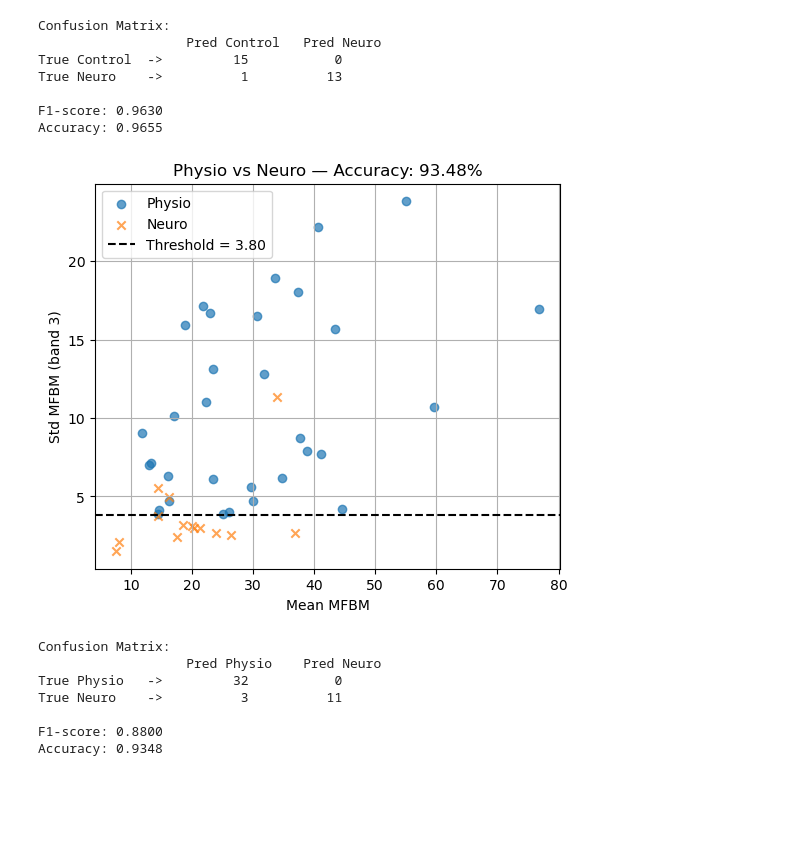
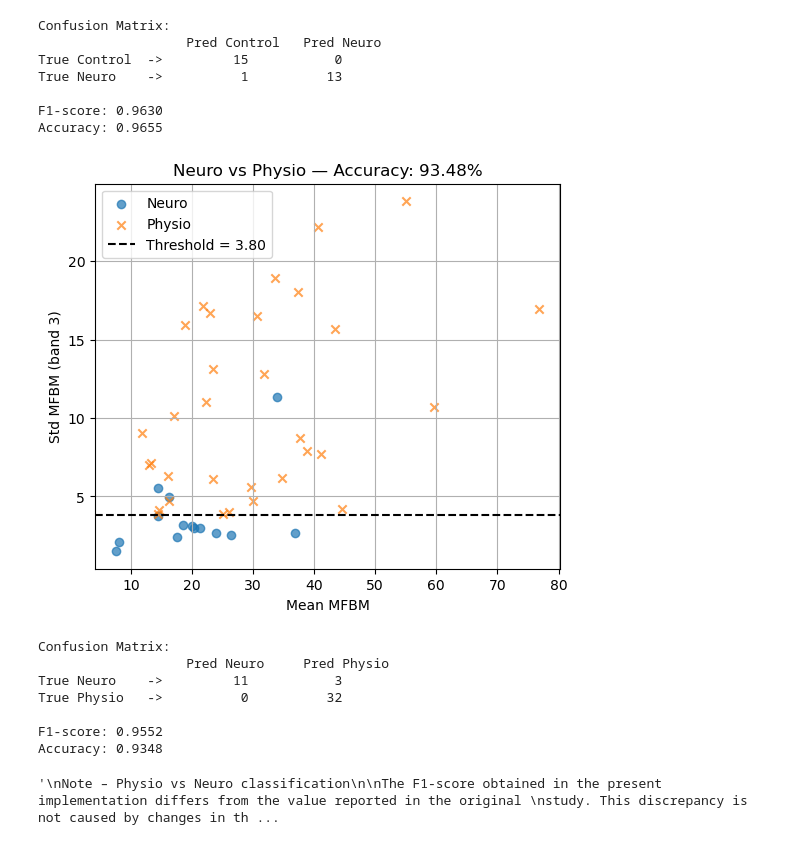
Before and after one commit to Bruno21511/paper-voice-pathology-mfbm, a Jupyter notebook: notebooks/02_analysis.ipynb, the cells around one changed output. Saved outputs shown, nothing was run; the diff lists cells and outputs as text; code cells hidden in the pictures; blank space fills up the shorter version.

```diff
--- a/notebooks/02_analysis.ipynb
+++ b/notebooks/02_analysis.ipynb
@@ -77,7 +81,7 @@ plot_meldefined_magnitudes_per_class(mean_dict, std_dict, save_path="../results/
 [figure]
 # %%
 # Identify the most discriminative MFBM bands for each class pair
-results = find_most_discriminative_bands(mean_dict, std_dict)
+db = find_most_discriminative_bands(mean_dict, std_dict)
 # %% [output]
 INFO:src.analysis.find_most_discriminative_bands:control vs neuro: Mean -> band 8, Std -> band 3
 INFO:src.analysis.find_most_discriminative_bands:control vs physio: Mean -> band 3, Std -> band 3
@@ -180,24 +196,53 @@ Accuracy: 0.9655
 # %%
 # F1-score is preferred over accuracy due to class imbalance
 # physio vs neuro
 
 t_opt_23 = threshold_f1_search(X23, y23)
 
 cm_23, f1_23, acc_23 = compute_threshold_metrics(X23, y23, t_opt_23)
 
-plot_threshold_classification(X23, y23, t_opt_23, acc_23, class_names=('Physio', 'Neuro'),
-                                save_path=str(PROJECT_ROOT / config['results']['figures_dir'] / "03_physio_vs_neuro.png"))
+plot_threshold_classification(
+    X23,
+    y23,
+    t_opt_23,
+    acc_23,
+    class_names=('Neuro', 'Physio'),
+    save_path=str(PROJECT_ROOT / config['results']['figures_dir'] / "03_neuro_vs_physio.png")
+)
 
-print(format_confusion_matrix(cm_23, f1_23, acc_23, class_names=('Physio', 'Neuro')))
+print(format_confusion_matrix(cm_23, f1_23, acc_23, class_names=('Neuro', 'Physio')))
+
+"""
+Note – Physio vs Neuro classification
+
+The F1-score obtained in the present implementation differs from the value reported in the original
+study. This discrepancy is not caused by changes in the classifier or feature extraction pipeline,
+but rather by the class used as the positive label when computing precision, recall, and F1-score.
+
+In the original implementation, one class was treated as the positive class, whereas the current
+implementation follows the default alphabetical ordering of class labels, resulting in the other
+class being considered positive. Since precision, recall, and F1-score are computed with respect to
+the positive class, changing the label assignment can lead to different reported values even when
+the underlying predictions remain unchanged.
+
+As both classes in this comparison correspond to pathological voice conditions (Physio and Neuro),
+this difference does not substantially affect the interpretation of the classification performance.
+Nevertheless, it has a measurable impact on the reported precision, recall, and F1-score values, as
+observed in the results.
+
+The reported value of 0.9552 therefore reflects a different positive-class convention rather than an
+improvement in classifier performance.
+"""
 # %% [output]
-[figure, old version]
+[figure, new version]
 Confusion Matrix:
-                   Pred Physio    Pred Neuro
-True Physio   ->         32           0
-True Neuro    ->          3          11
+                   Pred Neuro     Pred Physio
+True Neuro    ->         11           3
+True Physio   ->          0          32
 
-F1-score: 0.8800
+F1-score: 0.9552
 Accuracy: 0.9348
+'\nNote – Physio vs Neuro classification\n\nThe F1-score obtained in the present implementation differs from the value reported in the original \nstudy. This discrepancy is not caused by changes in th ...
 # %%
 # Save classification metrics
 
```
Also changed, not shown: parts of 8 cells of this notebook, 13 other files.
